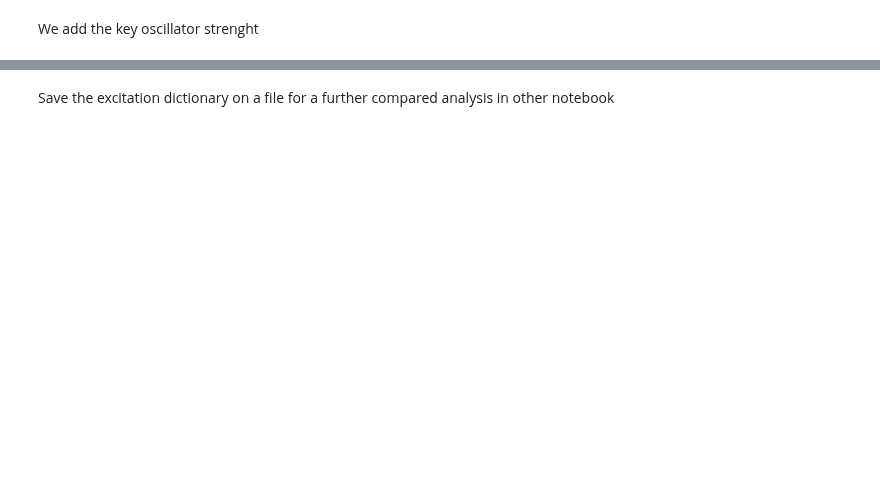
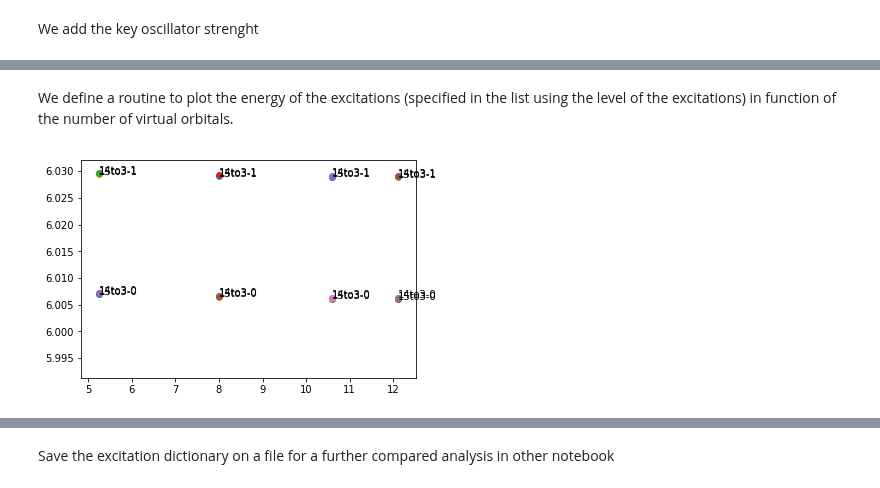
Before and after one commit to luigigenovese/KPM-nb, a Jupyter notebook: POLARIZABILITY/C6H6/free-bc/Analysis_of_Excitonic_States.ipynb, the cells around one changed output, grey strips where cells are left out. Drawn from its saved outputs; the diff is of its cells as text; code cells hidden in the pictures; blank space fills up the shorter version.

```diff
--- a/POLARIZABILITY/C6H6/free-bc/Analysis_of_Excitonic_States.ipynb
+++ b/POLARIZABILITY/C6H6/free-bc/Analysis_of_Excitonic_States.ipynb
@@ -17,5 +17,6 @@ Autosave disabled
 # %% [markdown]
 Set up of the main parameters
 # %%
-rVal = [7.0]
-virtMax = [235]
+rVal = [7.0, 9.0]
+virtMax = [235, 239]
+numOrb = 15 # number of occupied orbitals
@@ -24,7 +23,7 @@ virtMax = [235]
 # %% [markdown]
 Read the dipoles and coupling matrix (for a single value of rVal specified by rmultInd)
 # %%
-rmultInd = 0
+rmultInd = 1
 print 'Read data for rmult = ', rVal[rmultInd]
 print 'Maximum value of virtual orbitals = ', virtMax[rmultInd]
 print ''
@@ -71,7 +74,7 @@ We build the dictionary with the first excitations (for each na) and remove the
 reload(R)
 exc = [i for i in range(1,100)]
 excitations = R.buildExcitations(numOrb,nalpha,exc,eigenproblems)
-excitations = R.removeDegenarices(excitations)
+#excitations = R.removeDegenarices(excitations)
 # %% [markdown]
 The list allTr contains the labels of the transitions considered (the procedure consider only the transitions that appears for all the values of nalpha). The list is sorted with increasing energy (for each transition it consider the energy of the highest na).
 # %%
@@ -112,0 +137,10 @@ for na,e in excitations.iteritems():
+# %% [markdown]
+We define a routine to plot the energy of the excitations (specified in the list using the level of the excitations) in function of the number of virtual orbitals.
+# %%
+%matplotlib inline
+reload(R)
+selTr = [6,7,8,9] #the routine count 2 times the degenerate excitations
+#selTr = [28,29,30]
+R.pltTrLevel(selTr,excitations,Data,numOrb,True)
+# %% [output]
+[figure, added]
```
Also changed, not shown: parts of 60 cells of this notebook, 9 other files.
